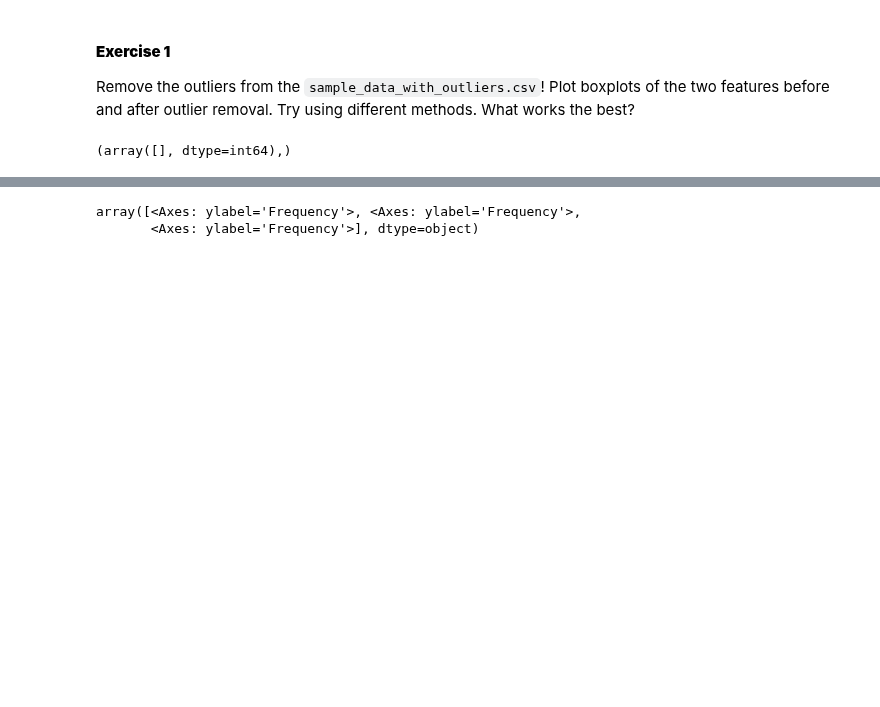
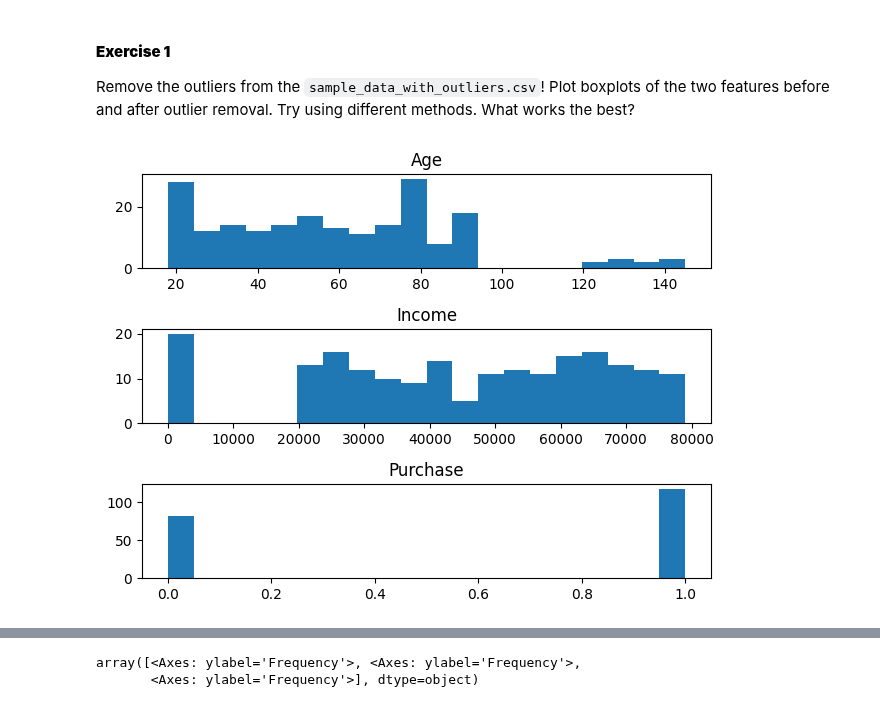
Before and after one commit to SU-IST407-SP25/student-lecture-materials-Qxuto-1, a Jupyter notebook: 10-week10/exercise/lab-exercises.ipynb, the cells around one changed output, grey strips where cells are left out. Saved outputs shown, nothing was run; the diff lists cells and outputs as text; code cells hidden in the pictures; blank space fills up the shorter version.

```diff
--- a/10-week10/exercise/lab-exercises.ipynb
+++ b/10-week10/exercise/lab-exercises.ipynb
@@ -21,8 +21,21 @@ def detect_outliers_iqr(X):
     upper_bound = Q3 + 1.5 * IQR
     outliers = np.where((X < lower_bound) | (X > upper_bound))
     return outliers
-
-outliers = detect_outliers_iqr(df['Age'])
-outliers
-# %% [output]
-(array([], dtype=int64),)
+# %%
+from scipy.stats import zscore
+
+def plot_data(df):
+    fig, axes = plt.subplots(3)
+    for idx, column in enumerate(df):
+        axes[idx].hist(df[column], bins=20, label=column)
+        axes[idx].set_title(column)
+    plt.tight_layout()
+plot_data(df)
+
+#z_scores = df.apply(zscore)
+#z_scores
+
+#df_zfiltered = df[(zscores)]
+#threshold = 3
+# %% [output]
+[figure, added]
```
Also changed, not shown: parts of 1 cell of this notebook.
